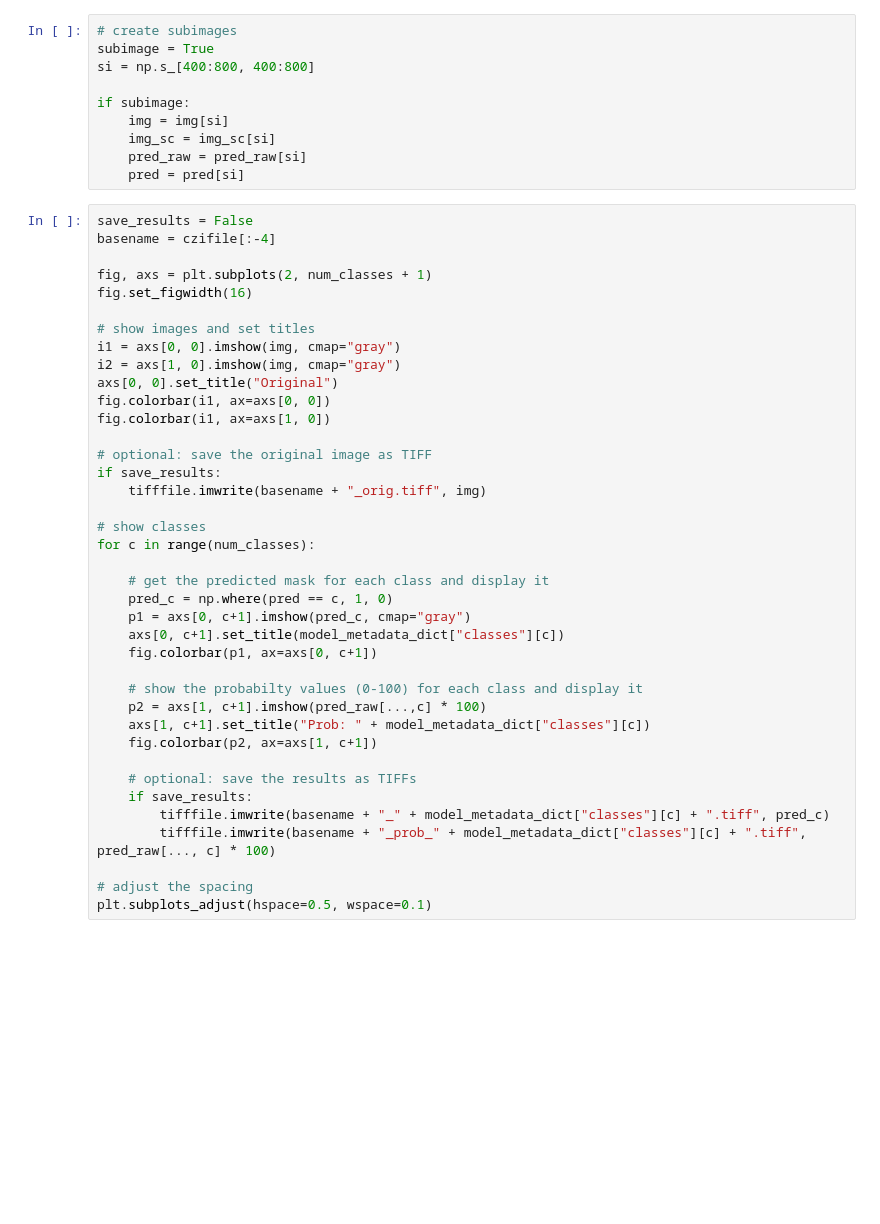
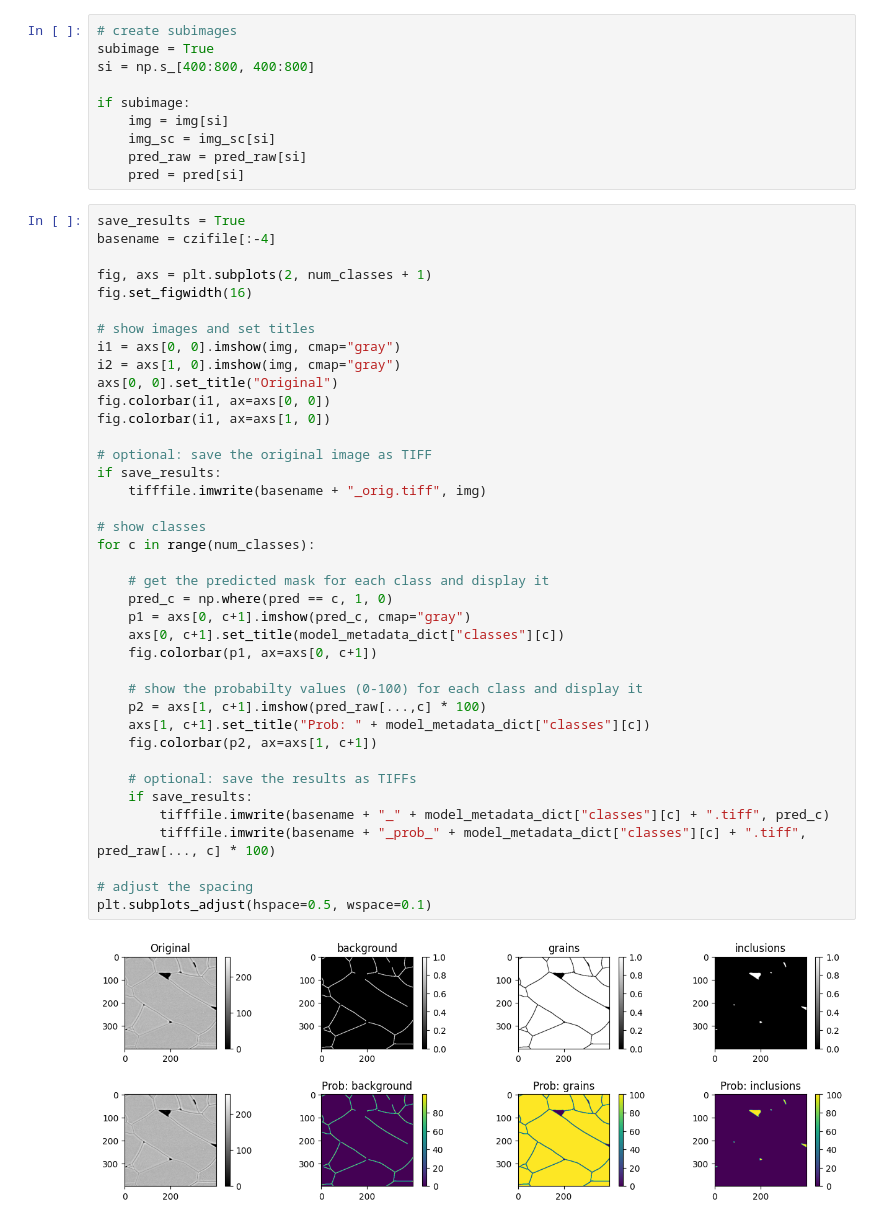
Before and after one commit to sebi06/ipy_notebooks, a Jupyter notebook: test_czann_prediction/run_onnx_from_czann.ipynb, the cells around one changed output. Saved outputs shown, nothing was run; the diff lists cells and outputs as text; blank space fills up the shorter version.

```diff
--- a/test_czann_prediction/run_onnx_from_czann.ipynb
+++ b/test_czann_prediction/run_onnx_from_czann.ipynb
@@ -92,7 +101,7 @@ if subimage:
     pred_raw = pred_raw[si]
     pred = pred[si]
 # %%
-save_results = False
+save_results = True
 basename = czifile[:-4]
 
 fig, axs = plt.subplots(2, num_classes + 1)
@@ -103,30 +112,32 @@ i1 = axs[0, 0].imshow(img, cmap="gray")
 i2 = axs[1, 0].imshow(img, cmap="gray")
 axs[0, 0].set_title("Original")
 fig.colorbar(i1, ax=axs[0, 0])
 fig.colorbar(i1, ax=axs[1, 0])
 
 # optional: save the original image as TIFF
 if save_results:
     tifffile.imwrite(basename + "_orig.tiff", img)
 
 # show classes
 for c in range(num_classes):
 
     # get the predicted mask for each class and display it
     pred_c = np.where(pred == c, 1, 0)
     p1 = axs[0, c+1].imshow(pred_c, cmap="gray")
     axs[0, c+1].set_title(model_metadata_dict["classes"][c])
     fig.colorbar(p1, ax=axs[0, c+1])
 
     # show the probabilty values (0-100) for each class and display it
     p2 = axs[1, c+1].imshow(pred_raw[...,c] * 100)
     axs[1, c+1].set_title("Prob: " + model_metadata_dict["classes"][c])
     fig.colorbar(p2, ax=axs[1, c+1])
 
     # optional: save the results as TIFFs
     if save_results:
         tifffile.imwrite(basename + "_" + model_metadata_dict["classes"][c] + ".tiff", pred_c)
         tifffile.imwrite(basename + "_prob_" + model_metadata_dict["classes"][c] + ".tiff", pred_raw[..., c] * 100)
 
 # adjust the spacing
 plt.subplots_adjust(hspace=0.5, wspace=0.1)
+# %% [output]
+[figure, added]
```
Also changed, not shown: parts of 1 cell of this notebook, 1 other file.
